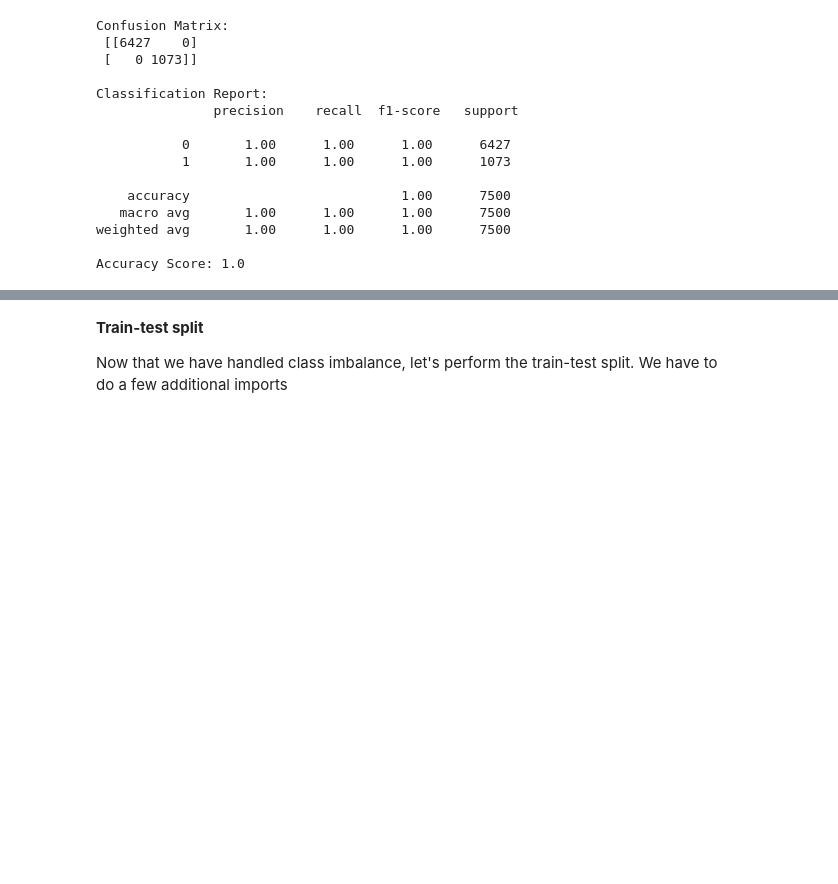
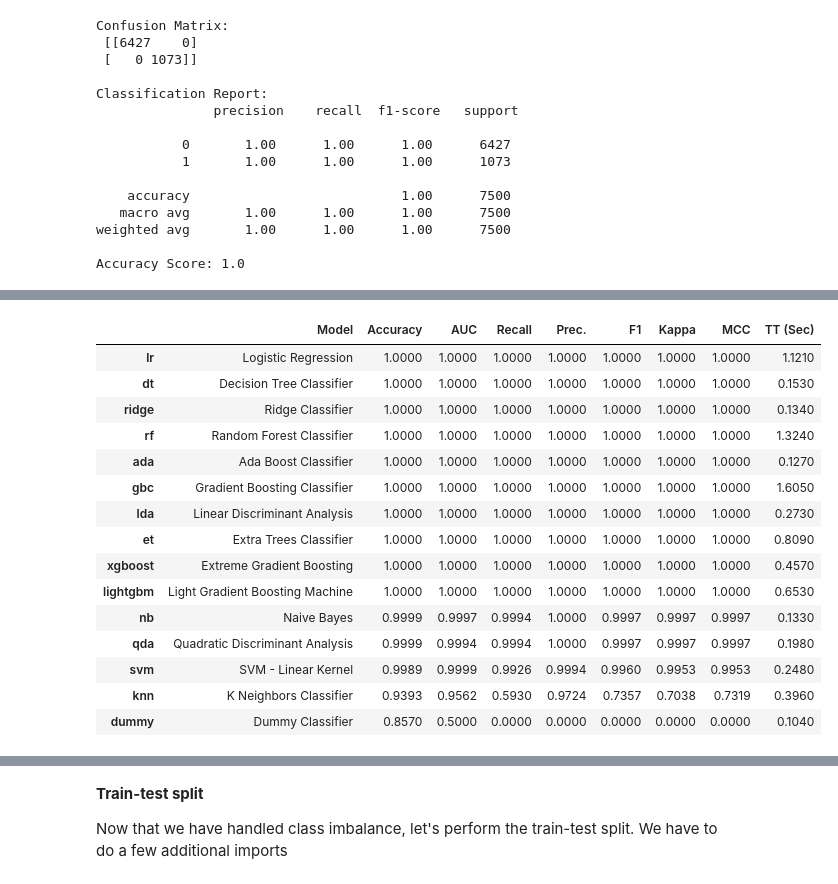
Before and after one commit to mkhallymysore/lending_club, a Jupyter notebook: Starter_Code_Loan_Approval_Lending_Club.ipynb, the cells around one changed output, grey strips where cells are left out. Cells and saved outputs as stored; diff of their text form; code cells hidden in the pictures; blank space fills up the shorter version.

```diff
--- a/Starter_Code_Loan_Approval_Lending_Club.ipynb
+++ b/Starter_Code_Loan_Approval_Lending_Club.ipynb
@@ -1163,0 +1224,22 @@ from imblearn.over_sampling import SMOTE
+# %%
+import pandas as pd
+from pycaret.classification import *
+
+#Load or prepare your data (X and y should be combined in one DataFrame)
+#  training data is X_train_encoded and y_train_encoded
+
+# Combine into one DataFrame for PyCaret
+df_pycaret = X_train_encoded.copy()
+df_pycaret['loan_status'] = y_train_encoded  # target column
+
+#  Initialize PyCaret
+clf_setup = setup(data=df_pycaret,
+                  target='loan_status',
+                  session_id=42,
+                  normalize=True,
+
+                  verbose=False)
+
+#  Compare models
+best_model = compare_models()
+# %% [output]
@@ -1163,0 +1247,16 @@ from imblearn.over_sampling import SMOTE
+|  | Model | Accuracy | AUC | Recall | Prec. | F1 | Kappa | MCC | TT (Sec) |
+| lr | Logistic Regression | 1.0000 | 1.0000 | 1.0000 | 1.0000 | 1.0000 | 1.0000 | 1.0000 | 1.1210 |
+| dt | Decision Tree Classifier | 1.0000 | 1.0000 | 1.0000 | 1.0000 | 1.0000 | 1.0000 | 1.0000 | 0.1530 |
+| ridge | Ridge Classifier | 1.0000 | 1.0000 | 1.0000 | 1.0000 | 1.0000 | 1.0000 | 1.0000 | 0.1340 |
+| rf | Random Forest Classifier | 1.0000 | 1.0000 | 1.0000 | 1.0000 | 1.0000 | 1.0000 | 1.0000 | 1.3240 |
+| ada | Ada Boost Classifier | 1.0000 | 1.0000 | 1.0000 | 1.0000 | 1.0000 | 1.0000 | 1.0000 | 0.1270 |
+| gbc | Gradient Boosting Classifier | 1.0000 | 1.0000 | 1.0000 | 1.0000 | 1.0000 | 1.0000 | 1.0000 | 1.6050 |
+| lda | Linear Discriminant Analysis | 1.0000 | 1.0000 | 1.0000 | 1.0000 | 1.0000 | 1.0000 | 1.0000 | 0.2730 |
+| et | Extra Trees Classifier | 1.0000 | 1.0000 | 1.0000 | 1.0000 | 1.0000 | 1.0000 | 1.0000 | 0.8090 |
+| xgboost | Extreme Gradient Boosting | 1.0000 | 1.0000 | 1.0000 | 1.0000 | 1.0000 | 1.0000 | 1.0000 | 0.4570 |
+| lightgbm | Light Gradient Boosting Machine | 1.0000 | 1.0000 | 1.0000 | 1.0000 | 1.0000 | 1.0000 | 1.0000 | 0.6530 |
+| nb | Naive Bayes | 0.9999 | 0.9997 | 0.9994 | 1.0000 | 0.9997 | 0.9997 | 0.9997 | 0.1330 |
+| qda | Quadratic Discriminant Analysis | 0.9999 | 0.9994 | 0.9994 | 1.0000 | 0.9997 | 0.9997 | 0.9997 | 0.1980 |
+| svm | SVM - Linear Kernel | 0.9989 | 0.9999 | 0.9926 | 0.9994 | 0.9960 | 0.9953 | 0.9953 | 0.2480 |
+| knn | K Neighbors Classifier | 0.9393 | 0.9562 | 0.5930 | 0.9724 | 0.7357 | 0.7038 | 0.7319 | 0.3960 |
+| dummy | Dummy Classifier | 0.8570 | 0.5000 | 0.0000 | 0.0000 | 0.0000 | 0.0000 | 0.0000 | 0.1040 |
```
Also changed, not shown: parts of 16 cells of this notebook.
